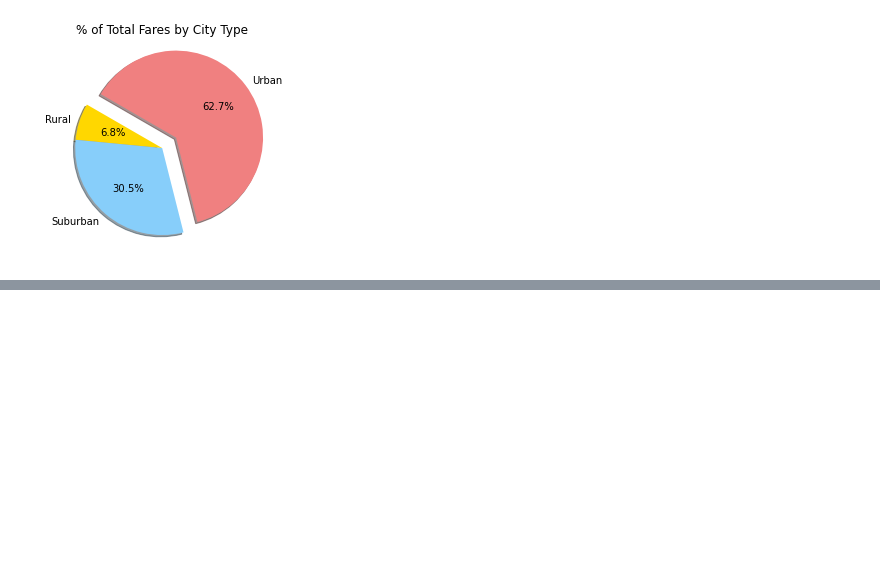
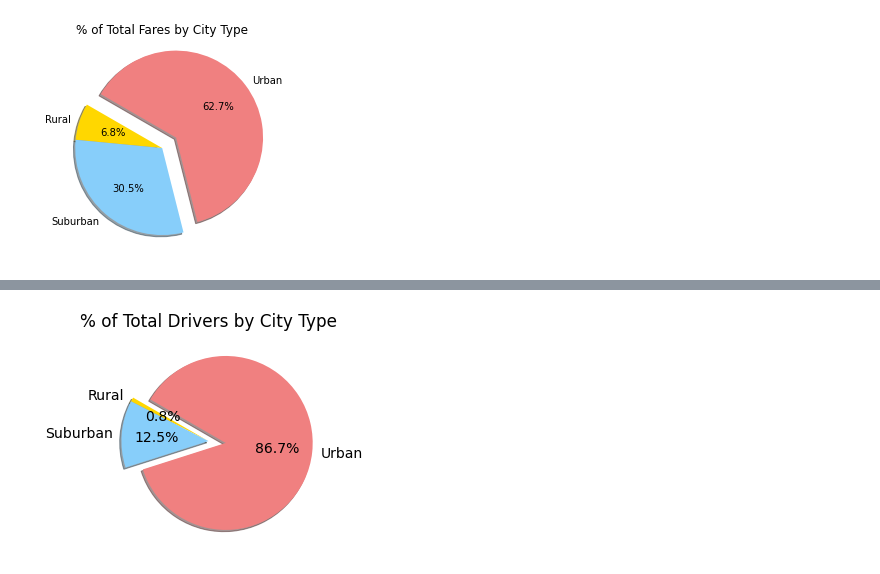
Before and after one commit to mtomison/PyBer_Analysis, a Jupyter notebook: PyBer.ipynb, the cells around one changed output, grey strips where cells are left out. Saved outputs shown, nothing was run; the diff lists cells and outputs as text; code cells hidden in the pictures; blank space fills up the shorter version.

```diff
--- a/PyBer.ipynb
+++ b/PyBer.ipynb
@@ -655,0 +693,17 @@ plt.savefig('analysis/pie chart.png')
+# %%
+# Build pie chart of drivers by city type
+explode_values = [0,0,0.2]
+plt.pie(driver_percents,
+        explode=explode_values,
+        labels=["Rural","Suburban","Urban"],
+        colors=['gold','lightskyblue','lightcoral'],
+        autopct='%1.1f%%',
+        shadow=True, startangle=150)
+plt.title("% of Total Drivers by City Type")
+# Change the default font size from 10 to 14.
+mpl.rcParams['font.size'] = 14
+
+# Save file
+plt.savefig("analysis/Drivers Pie Chart.png")
+# %% [output]
+[figure, added]
```
Also changed, not shown: parts of 5 cells of this notebook, 2 other files.
